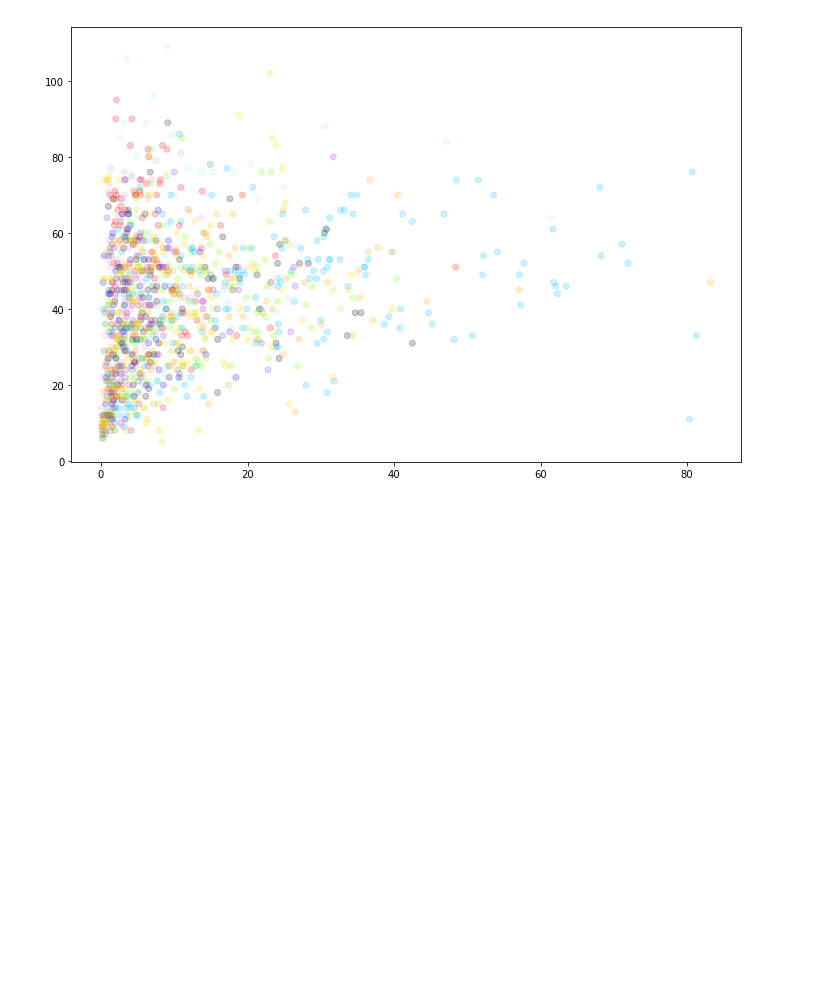
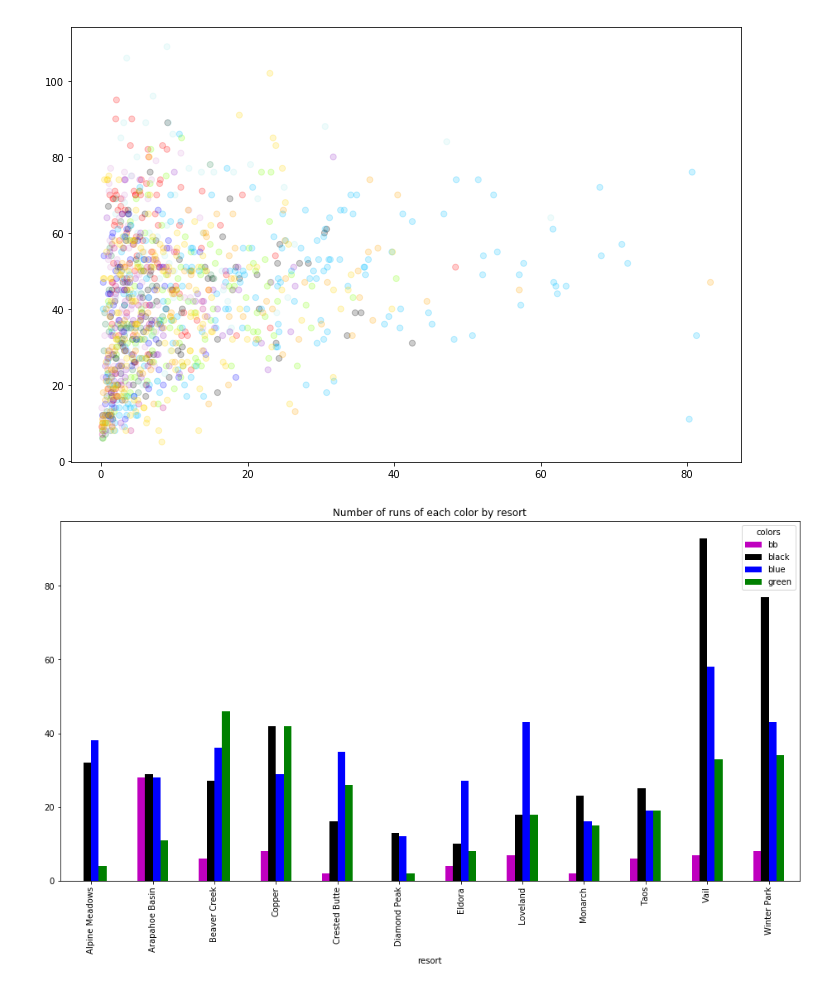
Before and after one commit to kfarbman/ski-recommender, a Jupyter notebook: visualizations.ipynb, the cells around one changed output. Drawn from its saved outputs; the diff is of its cells as text; code cells hidden in the pictures; blank space fills up the shorter version.

Commit message:
added visualizations

```diff
--- a/visualizations.ipynb
+++ b/visualizations.ipynb
@@ -69,3 +69,8 @@ plt.scatter(df['slope_area_(acres)'][(df['slope_area_(acres)'] < 100)&(df['max_g
             c=[c[x] for x in df['resort']],alpha=.2);
 # %% [output]
 [figure]
+# %%
+df.groupby(['resort','colors']).size().unstack().plot(kind='bar',figsize = (16,8), color = ['m','k','b','g'],
+                                                      title = 'Number of runs of each color by resort');
+# %% [output]
+[figure, added]
```
Also changed, not shown: parts of 8 cells of this notebook, 3 other files.
